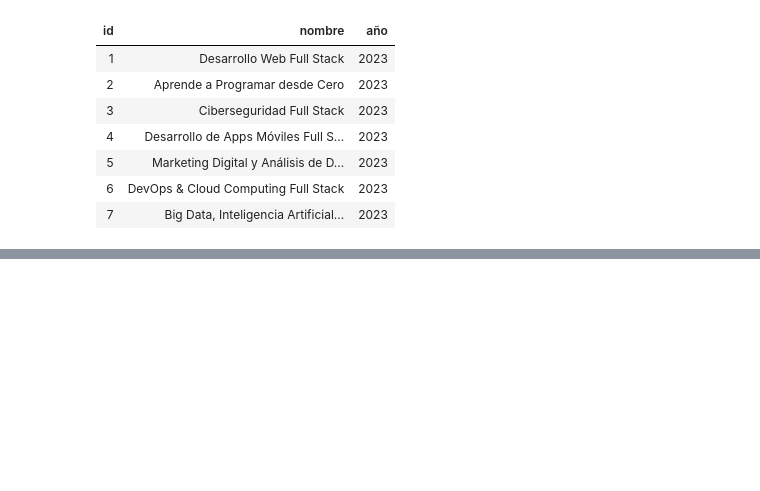
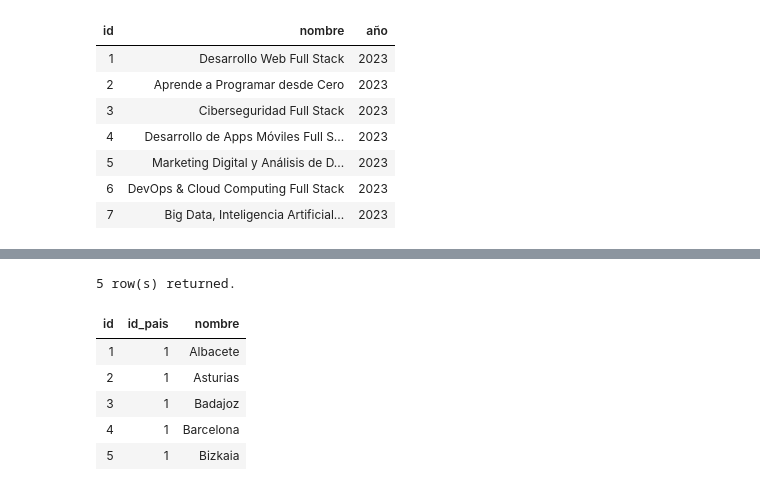
Before and after one commit to alexjust-data/FullStack06_SQL, a Jupyter notebook: 00_SEMINARIO.ipynb, the cells around one changed output, grey strips where cells are left out. Saved outputs shown, nothing was run; the diff lists cells and outputs as text; code cells hidden in the pictures; blank space fills up the shorter version.

```diff
--- a/00_SEMINARIO.ipynb
+++ b/00_SEMINARIO.ipynb
@@ -869,0 +902,10 @@ select * from keepcoding.curso;
+# %%
+select * from keepcoding.estado limit 5;
+# %% [output]
+5 row(s) returned.
+| id | id_pais | nombre |
+| 1 | 1 | Albacete |
+| 2 | 1 | Asturias |
+| 3 | 1 | Badajoz |
+| 4 | 1 | Barcelona |
+| 5 | 1 | Bizkaia |
```
Also changed, not shown: parts of 24 cells of this notebook, 7 other files.
